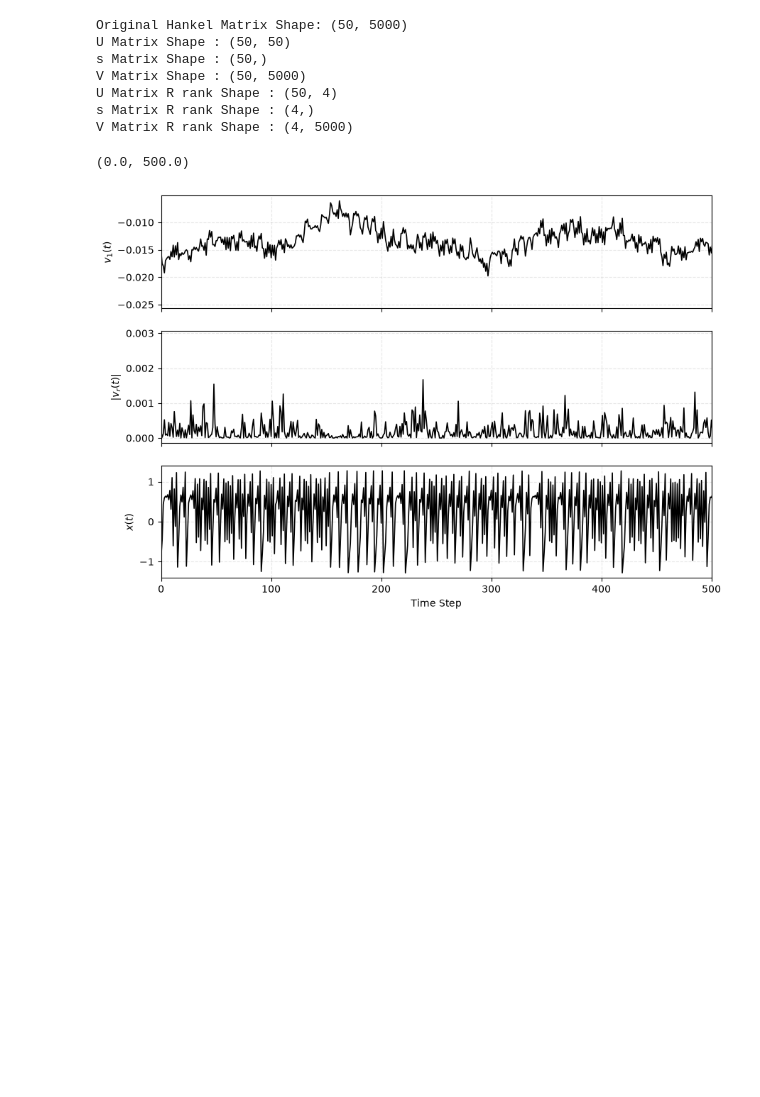
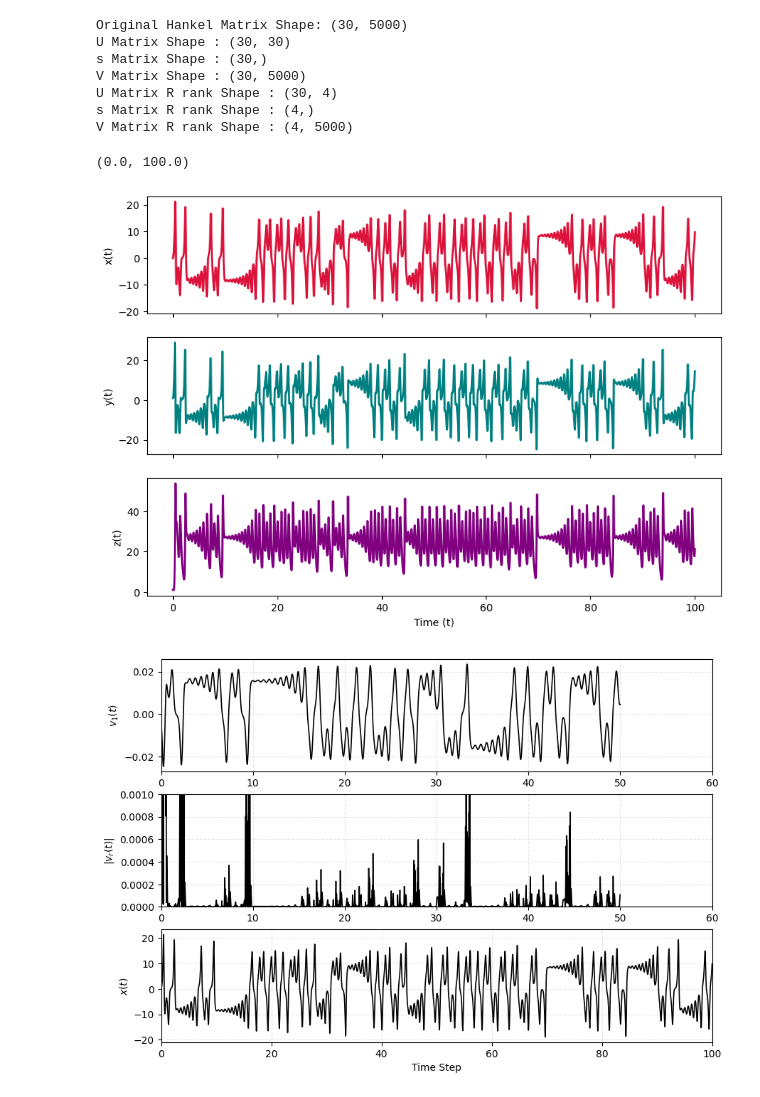
Before and after one commit to Izzathawari/PINN-dynamic-system, a Jupyter notebook: discrete_pinn/hankel_analysis.ipynb, the cells around one changed output. Drawn from its saved outputs; the diff is of its cells as text; code cells hidden in the pictures; blank space fills up the shorter version.

```diff
--- a/discrete_pinn/hankel_analysis.ipynb
+++ b/discrete_pinn/hankel_analysis.ipynb
@@ -28,7 +28,7 @@ def generate_henon(num_steps=6000, a=1.4, b=0.3):
     x_state = 0.1
     y_state = 0.1
 
-    for i in range(100):
+    for i in range(1000):
         x_next_state = 1 - a * x_state**2 + y_state
         y_next_state = b * x_state
         x_state = x_next_state
@@ -197,47 +197,51 @@ def plot_matrix_A_heatmap(A):
     # Label the axes mathematically
     plt.xticks(ticks=np.arange(A.shape[1]), labels=[f"$v_{{{i+1}}}$" for i in range(A.shape[1])])
     plt.yticks(ticks=np.arange(A.shape[0]), labels=[f"$\dot{{v}}_{{{i+1}}}$" for i in range(A.shape[0])])
     plt.xlabel("Input State")
     plt.ylabel("Time Derivative")
 
     plt.tight_layout()
     plt.show()
 
 
 
-x,y = generate_henon()
-U,s,V = create_Hankel(m_dim=50, n_dim=5000, x=x)
+x,y,z,timestep = plot_lorentz()
+U,s,V = create_Hankel(m_dim=30, n_dim=5000, x=x)
 U_trunc,s_trunc,V_trunc = trunc_Hankel(U,s,V,4)
 
 # Create a 3-panel figure sharing the X-axis
-fig, axes = plt.subplots(3, 1, figsize=(10, 7), sharex=True)
+fig, axes = plt.subplots(3, 1, figsize=(10, 7), sharex=False)
 
 # 1. Plot v_1
-axes[0].plot(V[0,:], color="black", lw=1.2)
+axes[0].plot(timestep[:5000],V[0,:], color="black", lw=1.2)
 axes[0].set_ylabel("$v_1(t)$")
 axes[0].grid(True, linestyle="--", alpha=0.3)
-axes[0].set_xlim(0, 500)
+axes[0].set_xlim(0, 60)
 
 # 2. Plot absolute value of v_r (forcing mode)
-axes[1].plot(np.abs(V[29,:])**2, color="black", lw=1.2)
+axes[1].plot(timestep[:5000],np.abs(V[16,:])**2, color="black", lw=1.2)
 axes[1].set_ylabel("$|v_r(t)|$")
 axes[1].grid(True, linestyle="--", alpha=0.3)
-axes[1].set_xlim(0, 500)
+axes[1].set_xlim(0, 60)
+axes[1].set_ylim(0, 0.001)
+
+
 
 # 3. Plot real x state
-axes[2].plot(x, color="black", lw=1.2)
+axes[2].plot(timestep,x, color="black", lw=1.2)
 axes[2].set_ylabel("$x(t)$")
 axes[2].set_xlabel("Time Step")
 axes[2].grid(True, linestyle="--", alpha=0.3)
-axes[2].set_xlim(0, 500)
+axes[2].set_xlim(0, 100)
 # %% [output]
-Original Hankel Matrix Shape: (50, 5000)
-U Matrix Shape : (50, 50)
-s Matrix Shape : (50,)
-V Matrix Shape : (50, 5000)
-U Matrix R rank Shape : (50, 4)
+Original Hankel Matrix Shape: (30, 5000)
+U Matrix Shape : (30, 30)
+s Matrix Shape : (30,)
+V Matrix Shape : (30, 5000)
+U Matrix R rank Shape : (30, 4)
 s Matrix R rank Shape : (4,)
 V Matrix R rank Shape : (4, 5000)
-(0.0, 500.0)
+(0.0, 100.0)
-[figure, old version]
+[figure, new version]
+[figure, added]
 # %%
```
Also changed, not shown: parts of 2 cells of this notebook, 3 other files.
